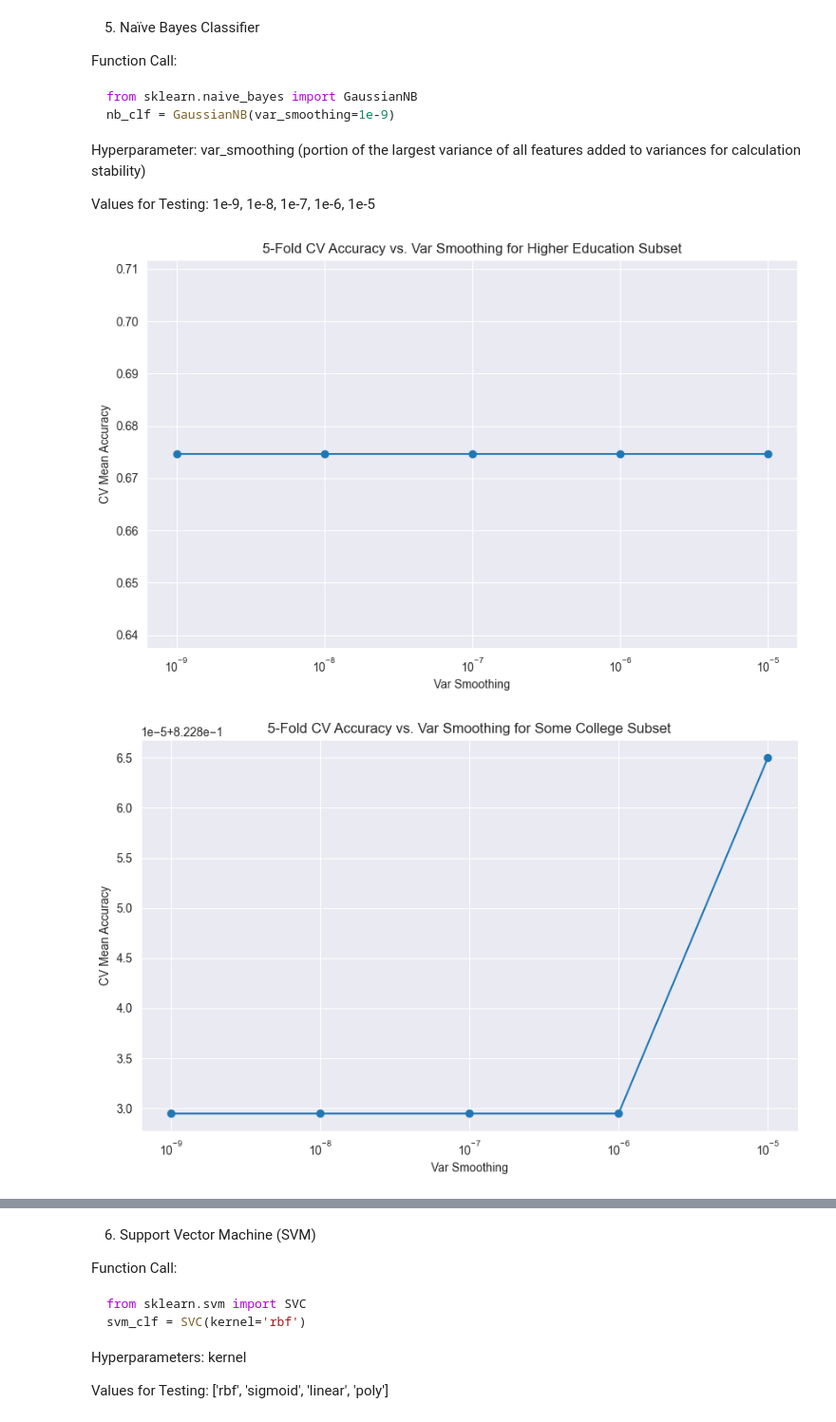
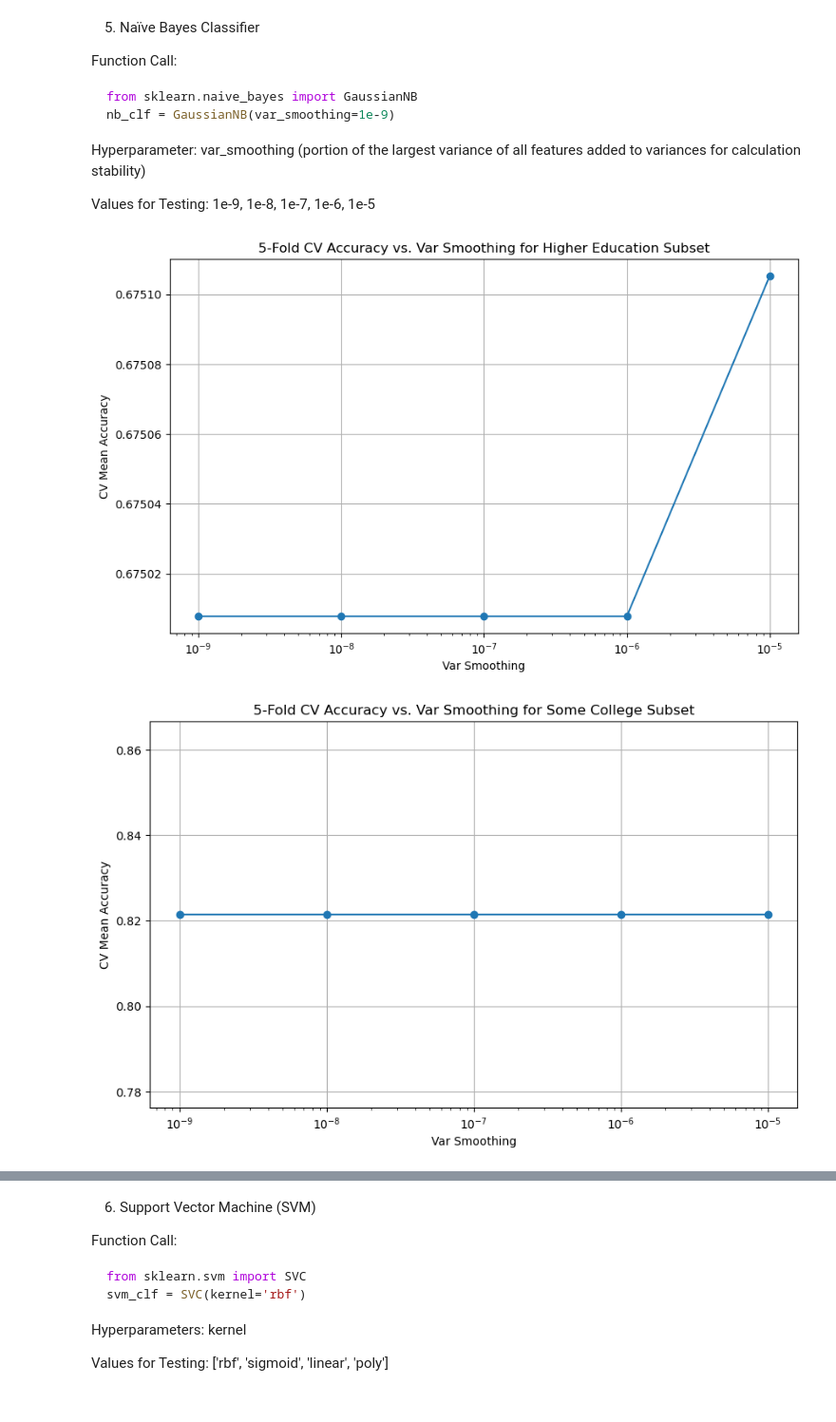
Before and after one commit to ruoyaow/cse514pa2, a Jupyter notebook: pa2b.ipynb, the cells around one changed output, grey strips where cells are left out. Shown at 95% size. Saved outputs shown, nothing was run; the diff lists cells and outputs as text; code cells hidden in the pictures.

```diff
--- a/pa2b.ipynb
+++ b/pa2b.ipynb
@@ -62,6 +62,14 @@ y_some_college = some_college_df_encoded['Income']
 
 X_less_than_hs = less_than_hs_df_encoded.drop('Income', axis=1)
 y_less_than_hs = less_than_hs_df_encoded['Income']
+# %%
+from sklearn.model_selection import train_test_split
+
+X_higher_ed_train, X_higher_ed_test, y_higher_ed_train, y_higher_ed_test = train_test_split(X_higher_ed, y_higher_ed, test_size=0.1, random_state=42)
+
+X_some_college_train, X_some_college_test, y_some_college_train, y_some_college_test = train_test_split(X_some_college, y_some_college, test_size=0.1, random_state=42)
+
+X_less_than_hs_train, X_less_than_hs_test, y_less_than_hs_train, y_less_than_hs_test = train_test_split(X_less_than_hs, y_less_than_hs, test_size=0.1, random_state=42)
 # %% [markdown]
 1. K-Nearest Neighbors (KNN)
 
@@ -279,32 +287,32 @@ Values for Testing: 1e-9, 1e-8, 1e-7, 1e-6, 1e-5
 # %%
 from sklearn.naive_bayes import GaussianNB
 
 
 def tune_naive_bayes(X, y, var_smoothing_values, title):
     X = X.copy()
     y = y.copy()
     scaler = StandardScaler()
     X = scaler.fit_transform(X)
     mean_cv_scores_nb = []
 
     for var_smoothing in var_smoothing_values:
         nb_clf = GaussianNB(var_smoothing=var_smoothing)
         cv_scores = cross_val_score(nb_clf, X, y, cv=5)
         mean_cv_scores_nb.append(np.mean(cv_scores))
 
     plt.figure(figsize=(10, 6))
     plt.semilogx(var_smoothing_values, mean_cv_scores_nb, marker='o', base=10)
     plt.title(f'5-Fold CV Accuracy vs. Var Smoothing for {title}')
     plt.xlabel('Var Smoothing')
     plt.ylabel('CV Mean Accuracy')
     plt.grid(True)
     plt.show()
 
 var_smoothing_values = [1e-9, 1e-8, 1e-7, 1e-6, 1e-5]
 
-tune_naive_bayes(X_higher_ed, y_higher_ed, var_smoothing_values, "Higher Education Subset")
-tune_naive_bayes(X_some_college, y_some_college, var_smoothing_values, "Some College Subset")
-tune_naive_bayes(X_less_than_hs, y_less_than_hs, var_smoothing_values, "Less than High School Subset")
+tune_naive_bayes(X_higher_ed_train, y_higher_ed_train, var_smoothing_values, "Higher Education Subset")
+tune_naive_bayes(X_some_college_train, y_some_college_train, var_smoothing_values, "Some College Subset")
+tune_naive_bayes(X_less_than_hs_train, y_less_than_hs_train, var_smoothing_values, "Less than High School Subset")
 # %% [output]
-[figure, old version]
+[figure, new version]
-[figure, old version]
+[figure, new version]
```
Also changed, not shown: parts of 6 cells of this notebook.
